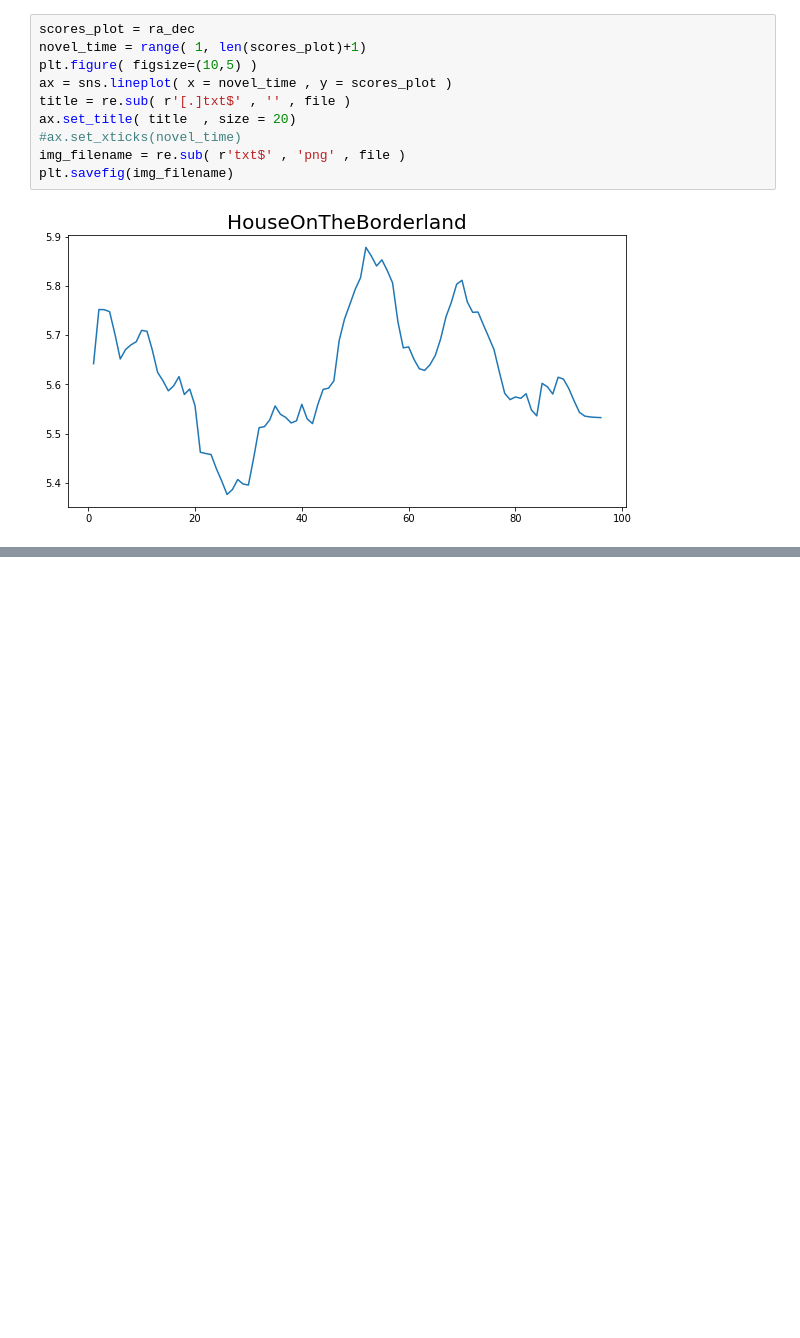
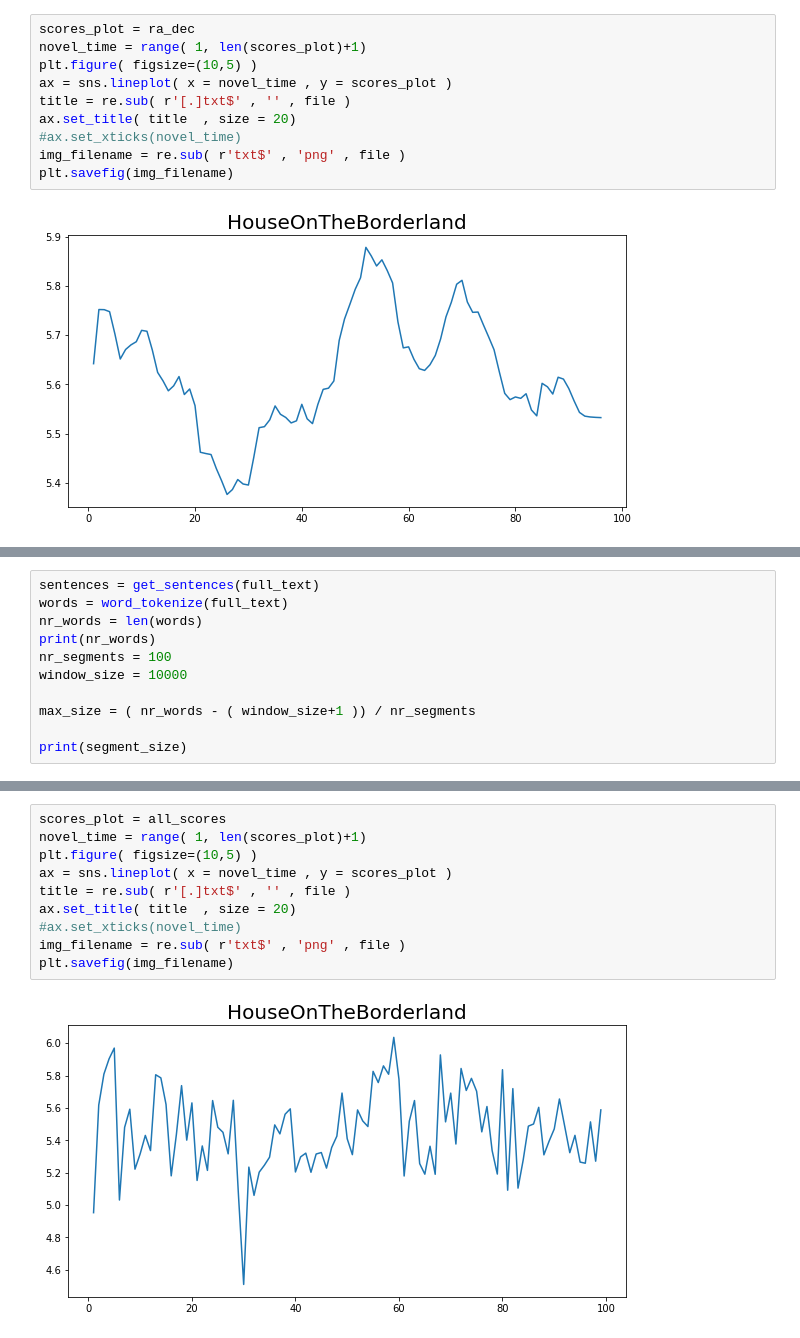
Before and after one commit to peterverhaar/syuzhet_python, a Jupyter notebook: Hedonometer.ipynb, the cells around one changed output, grey strips where cells are left out. Drawn from its saved outputs; the diff is of its cells as text; blank space fills up the shorter version.

```diff
--- a/Hedonometer.ipynb
+++ b/Hedonometer.ipynb
@@ -289,0 +218,11 @@ plt.savefig(img_filename)
+# %%
+sentences = get_sentences(full_text)
+words = word_tokenize(full_text)
+nr_words = len(words)
+print(nr_words)
+nr_segments = 100
+window_size = 10000
+
+max_size = ( nr_words - ( window_size+1 )) / nr_segments
+
+print(segment_size)
@@ -289,0 +276,12 @@ plt.savefig(img_filename)
+# %%
+scores_plot = all_scores
+novel_time = range( 1, len(scores_plot)+1)
+plt.figure( figsize=(10,5) )
+ax = sns.lineplot( x = novel_time , y = scores_plot )
+title = re.sub( r'[.]txt$' , '' , file )
+ax.set_title( title  , size = 20)
+#ax.set_xticks(novel_time)
+img_filename = re.sub( r'txt$' , 'png' , file )
+plt.savefig(img_filename)
+# %% [output]
+[figure, added]
```
Also changed, not shown: parts of 11 cells of this notebook.
